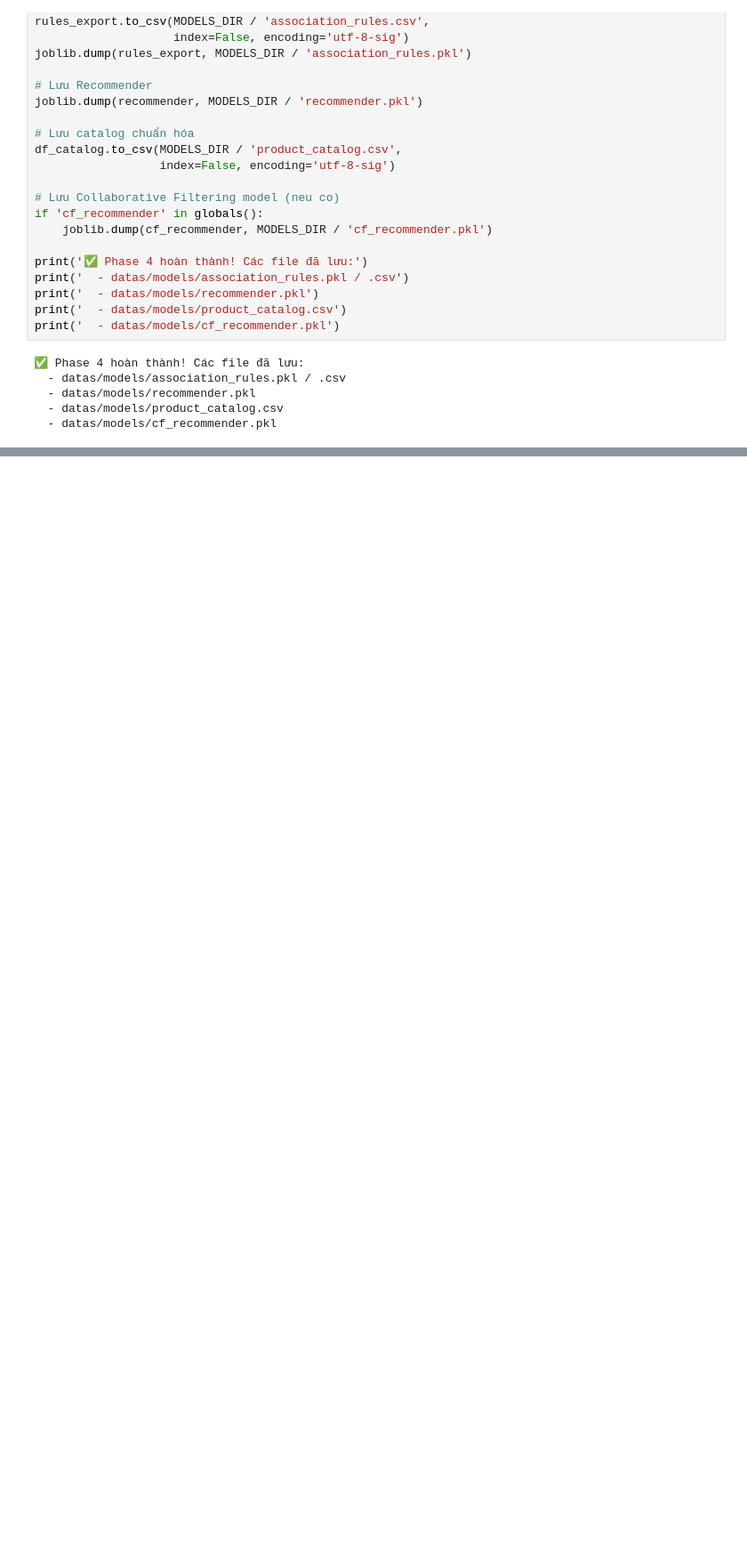
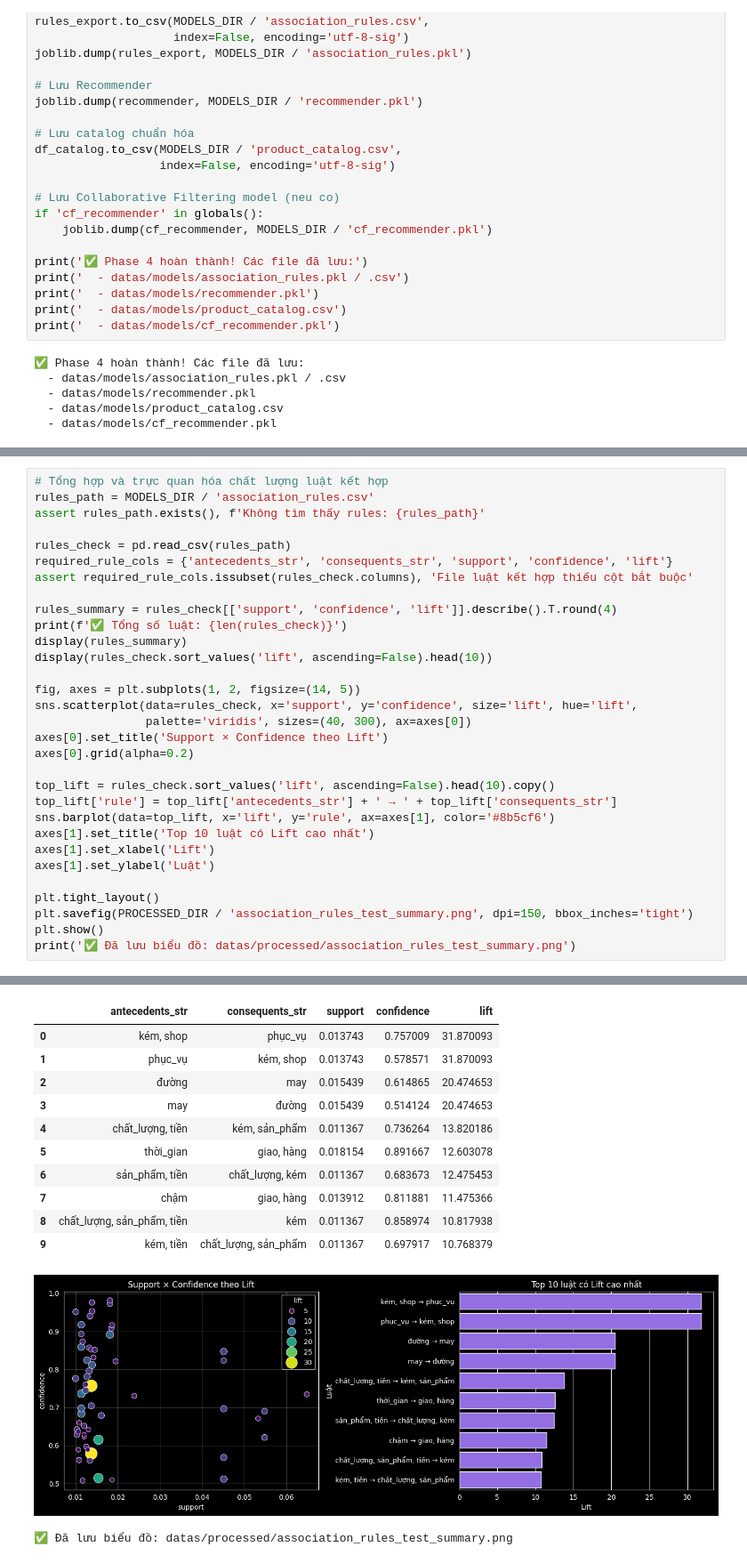
Before and after one commit to yuika-sama/ecom_recommendation, a Jupyter notebook: notebooks/04_association_rules_recommendation.ipynb, the cells around one changed output, grey strips where cells are left out. Shown at 89% size. Drawn from its saved outputs; the diff is of its cells as text; blank space fills up the shorter version.

```diff
--- a/notebooks/04_association_rules_recommendation.ipynb
+++ b/notebooks/04_association_rules_recommendation.ipynb
@@ -365,0 +605,32 @@ print('  - datas/models/cf_recommender.pkl')
+# %%
+# Tổng hợp và trực quan hóa chất lượng luật kết hợp
+rules_path = MODELS_DIR / 'association_rules.csv'
+assert rules_path.exists(), f'Không tìm thấy rules: {rules_path}'
+
+rules_check = pd.read_csv(rules_path)
+required_rule_cols = {'antecedents_str', 'consequents_str', 'support', 'confidence', 'lift'}
+assert required_rule_cols.issubset(rules_check.columns), 'File luật kết hợp thiếu cột bắt buộc'
+
+rules_summary = rules_check[['support', 'confidence', 'lift']].describe().T.round(4)
+print(f'✅ Tổng số luật: {len(rules_check)}')
+display(rules_summary)
+display(rules_check.sort_values('lift', ascending=False).head(10))
+
+fig, axes = plt.subplots(1, 2, figsize=(14, 5))
+sns.scatterplot(data=rules_check, x='support', y='confidence', size='lift', hue='lift',
+                palette='viridis', sizes=(40, 300), ax=axes[0])
+axes[0].set_title('Support × Confidence theo Lift')
+axes[0].grid(alpha=0.2)
+
+top_lift = rules_check.sort_values('lift', ascending=False).head(10).copy()
+top_lift['rule'] = top_lift['antecedents_str'] + ' → ' + top_lift['consequents_str']
+sns.barplot(data=top_lift, x='lift', y='rule', ax=axes[1], color='#8b5cf6')
+axes[1].set_title('Top 10 luật có Lift cao nhất')
+axes[1].set_xlabel('Lift')
+axes[1].set_ylabel('Luật')
+
+plt.tight_layout()
+plt.savefig(PROCESSED_DIR / 'association_rules_test_summary.png', dpi=150, bbox_inches='tight')
+plt.show()
+print('✅ Đã lưu biểu đồ: datas/processed/association_rules_test_summary.png')
+# %% [output]
@@ -365,0 +642,13 @@ print('  - datas/models/cf_recommender.pkl')
+|  | antecedents_str | consequents_str | support | confidence | lift |
+| 0 | kém, shop | phục_vụ | 0.013743 | 0.757009 | 31.870093 |
+| 1 | phục_vụ | kém, shop | 0.013743 | 0.578571 | 31.870093 |
+| 2 | đường | may | 0.015439 | 0.614865 | 20.474653 |
+| 3 | may | đường | 0.015439 | 0.514124 | 20.474653 |
+| 4 | chất_lượng, tiền | kém, sản_phẩm | 0.011367 | 0.736264 | 13.820186 |
+| 5 | thời_gian | giao, hàng | 0.018154 | 0.891667 | 12.603078 |
+| 6 | sản_phẩm, tiền | chất_lượng, kém | 0.011367 | 0.683673 | 12.475453 |
+| 7 | chậm | giao, hàng | 0.013912 | 0.811881 | 11.475366 |
+| 8 | chất_lượng, sản_phẩm, tiền | kém | 0.011367 | 0.858974 | 10.817938 |
+| 9 | kém, tiền | chất_lượng, sản_phẩm | 0.011367 | 0.697917 | 10.768379 |
+[figure, added]
+✅ Đã lưu biểu đồ: datas/processed/association_rules_test_summary.png
```
Also changed, not shown: parts of 8 cells of this notebook, 19 other files.
